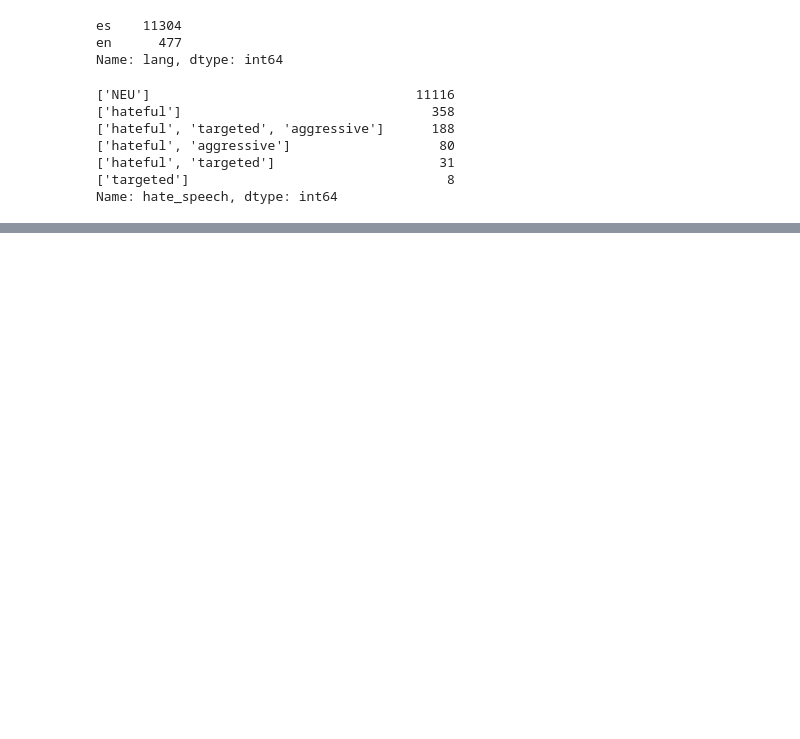
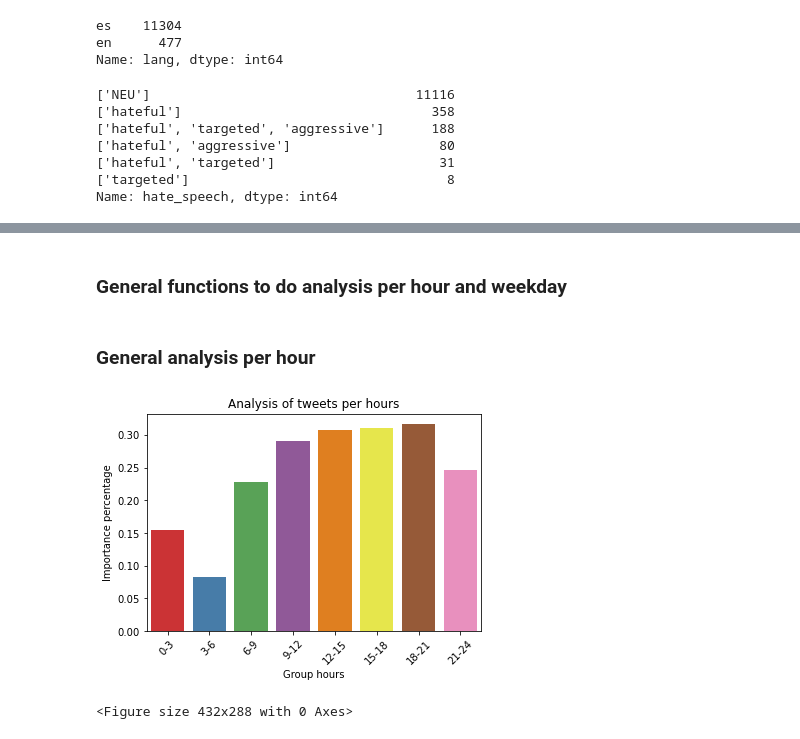
Before and after one commit to jose-tapia/When-to-publish-on-Twitter-in-Mexico, a Jupyter notebook: processing_results_tweets.ipynb, the cells around one changed output, grey strips where cells are left out. Saved outputs shown, nothing was run; the diff lists cells and outputs as text; code cells hidden in the pictures; blank space fills up the shorter version.

```diff
--- a/processing_results_tweets.ipynb
+++ b/processing_results_tweets.ipynb
@@ -918,8 +237,0 @@ for a in group_hours:
-# %%
-from scipy import stats as st
-for a in group_hours:
-  for b in group_hours:
-    if a == b:
-      continue
-    _, p_value = st.ttest_ind(group_lists[a], group_lists[b], alternative='less')
-    print(f'{a} != {b} : p-value ({p_value})')
@@ -951,0 +324,2 @@ Requirement already satisfied: numpy<1.23.0,>=1.16.5 in /usr/local/lib/python3.7
+# %% [markdown]
+### General functions to do analysis per hour and weekday
@@ -951,0 +413,7 @@ Requirement already satisfied: numpy<1.23.0,>=1.16.5 in /usr/local/lib/python3.7
+# %% [markdown]
+### General analysis per hour
+# %%
+group = analysis_per_grouphour(figure_name='grouphours_users')
+# %% [output]
+[figure, added]
+<Figure size 432x288 with 0 Axes>
```
Also changed, not shown: parts of 107 cells of this notebook, 30 other files.
